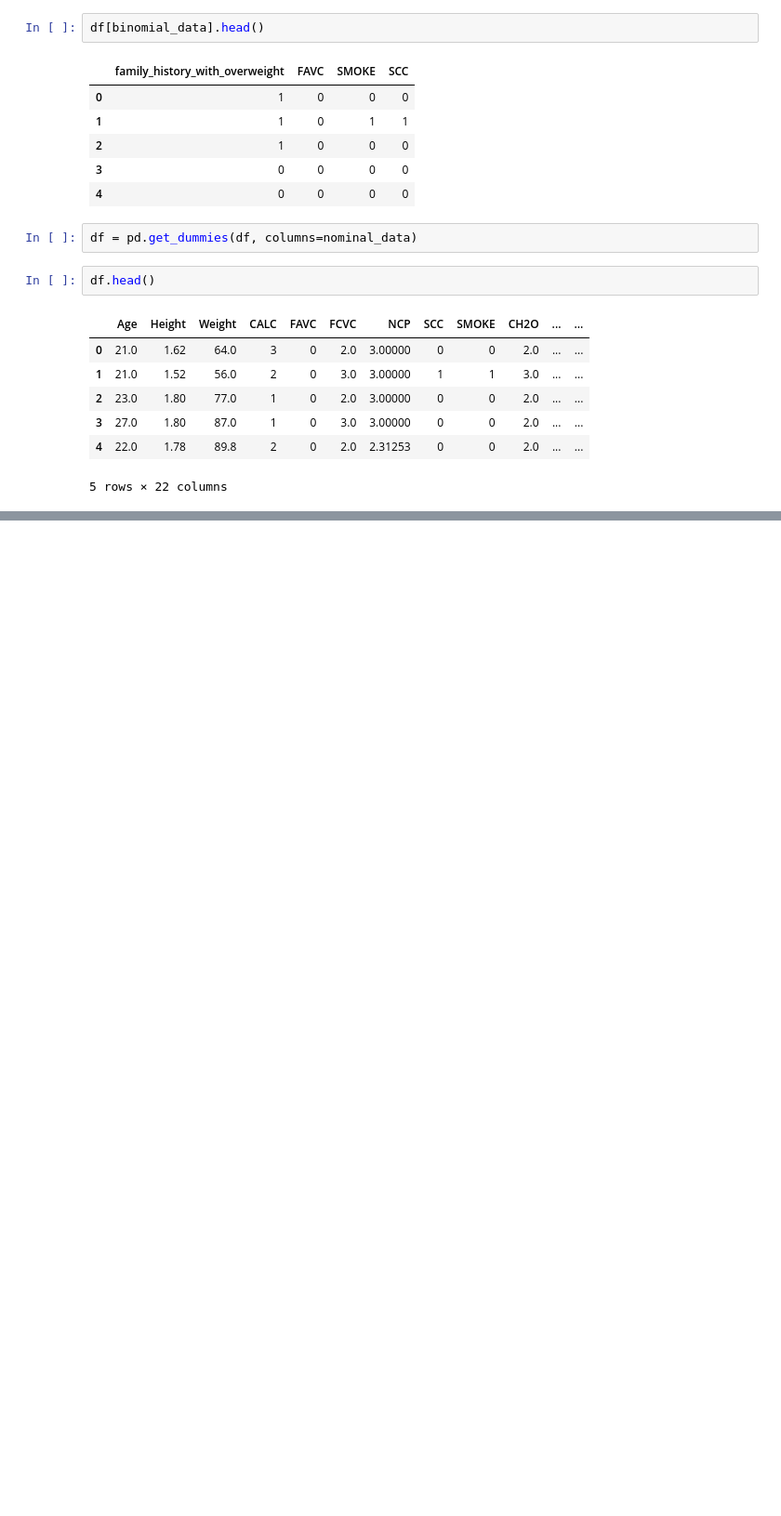
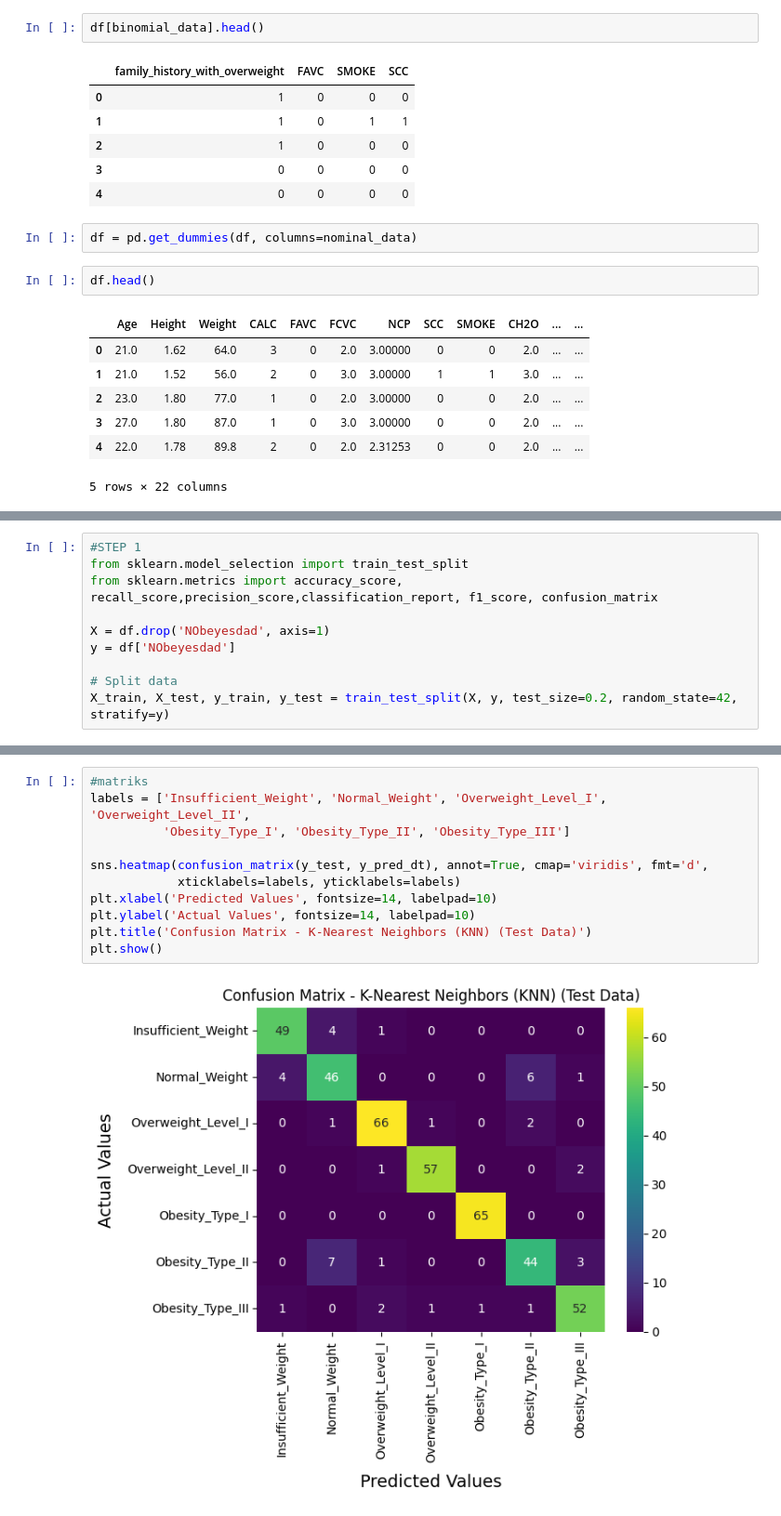
Before and after one commit to Fadri-Ashley/Data-Science-Capstone-Project, a Jupyter notebook: Model_Pipeline/test.ipynb, the cells around one changed output, grey strips where cells are left out. Shown at 93% size. Drawn from its saved outputs; the diff is of its cells as text; blank space fills up the shorter version.

```diff
--- a/Model_Pipeline/test.ipynb
+++ b/Model_Pipeline/test.ipynb
@@ -470,0 +612,10 @@ df.head()
+# %%
+#STEP 1
+from sklearn.model_selection import train_test_split
+from sklearn.metrics import accuracy_score, recall_score,precision_score,classification_report, f1_score, confusion_matrix
+
+X = df.drop('NObeyesdad', axis=1)
+y = df['NObeyesdad']
+
+# Split data
+X_train, X_test, y_train, y_test = train_test_split(X, y, test_size=0.2, random_state=42, stratify=y)
@@ -470,0 +676,13 @@ df.head()
+# %%
+#matriks
+labels = ['Insufficient_Weight', 'Normal_Weight', 'Overweight_Level_I', 'Overweight_Level_II',
+          'Obesity_Type_I', 'Obesity_Type_II', 'Obesity_Type_III']
+
+sns.heatmap(confusion_matrix(y_test, y_pred_dt), annot=True, cmap='viridis', fmt='d',
+            xticklabels=labels, yticklabels=labels)
+plt.xlabel('Predicted Values', fontsize=14, labelpad=10)
+plt.ylabel('Actual Values', fontsize=14, labelpad=10)
+plt.title('Confusion Matrix - K-Nearest Neighbors (KNN) (Test Data)')
+plt.show()
+# %% [output]
+[figure, added]
```
Also changed, not shown: parts of 13 cells of this notebook.
